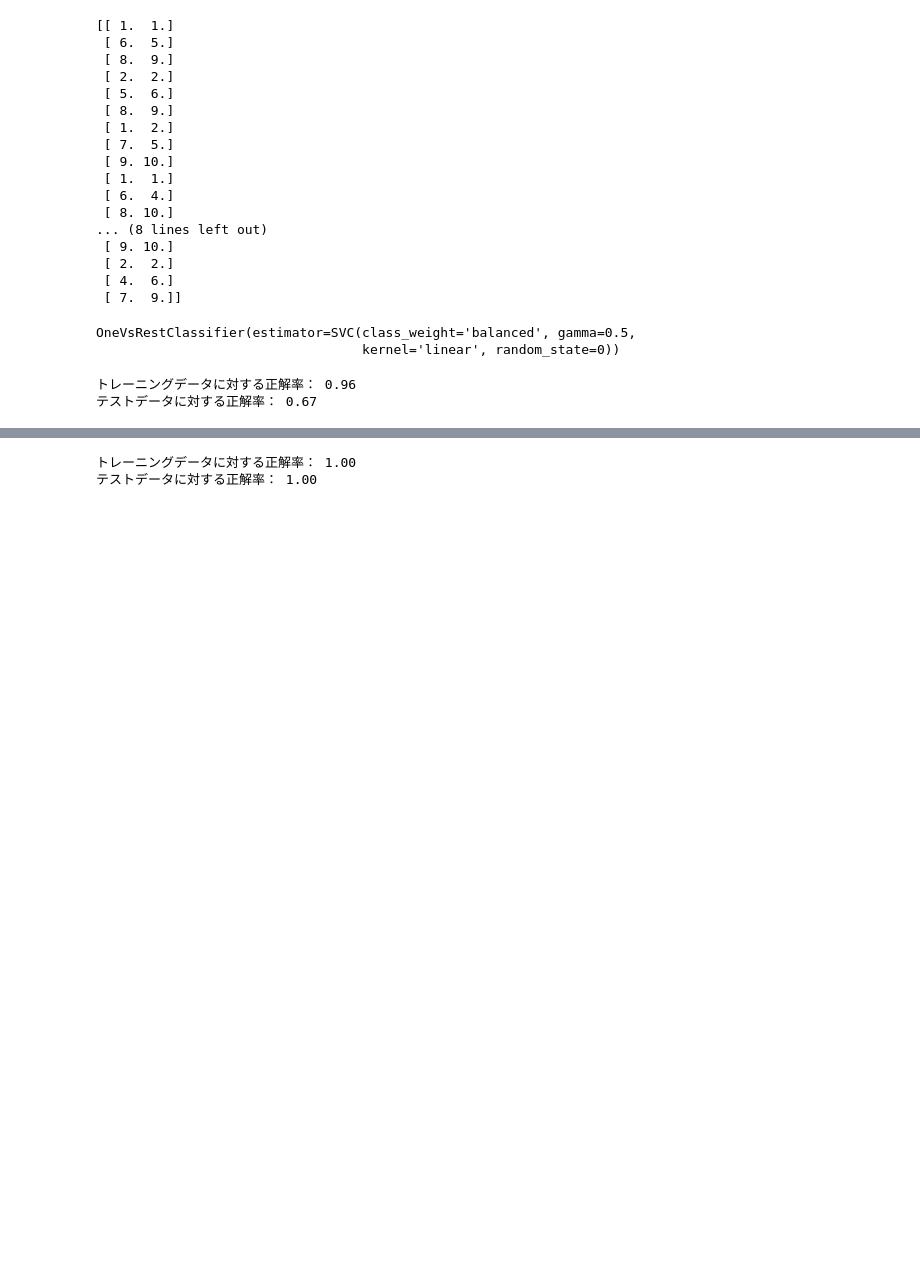
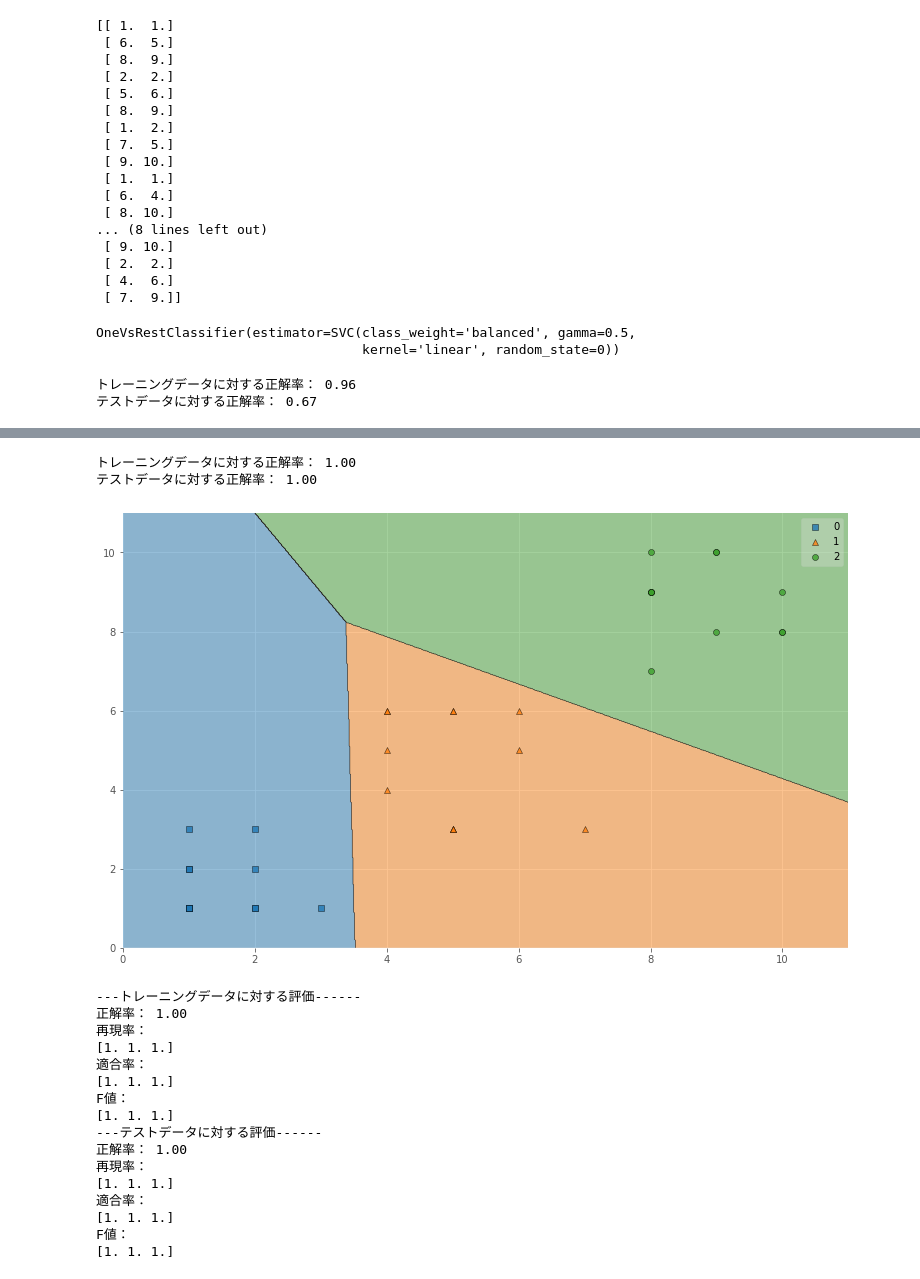
Before and after one commit to assbee0/NPC, a Jupyter notebook: Python/SVM/SVM.ipynb, the cells around one changed output, grey strips where cells are left out. Saved outputs shown, nothing was run; the diff lists cells and outputs as text; code cells hidden in the pictures; blank space fills up the shorter version.

```diff
--- a/Python/SVM/SVM.ipynb
+++ b/Python/SVM/SVM.ipynb
@@ -176,30 +238,108 @@ print('トレーニングデータに対する正解率： %.2f' % accuracy_trai
 #pred_test = model.predict(X_test_std)
 pred_test = model.predict(X_test)
 accuracy_test = accuracy_score(y_test, pred_test)
 print('テストデータに対する正解率： %.2f' % accuracy_test)
 
 """
 #分類結果を図示する
 import matplotlib.pyplot as plt
 from mlxtend.plotting import plot_decision_regions
 plt.style.use('ggplot')
 
 X_combined_std = np.vstack((X_train_std, X_test_std))
 y_combined = np.hstack((y_train, y_test))
 
 fig = plt.figure(figsize=(13,8))
 plot_decision_regions(X_combined_std, y_combined, clf=model,  res=0.02)
 plt.show()
 """
 
+#分類結果を図示する
+import matplotlib.pyplot as plt
+from mlxtend.plotting import plot_decision_regions
+plt.style.use('ggplot')
+
+#X_combined_std = np.vstack((X_train_std, X_test_std))
+X_combined = np.vstack((X_train, X_test))
+y_combined = np.hstack((y_train, y_test))
+
+fig = plt.figure(figsize=(13,8))
+# 要修正
+plot_decision_regions(X_combined, y_combined, clf=model,  res=0.02)
+plt.show()
+
+
 # 書き出し
 import os
 path_w = './../../Assets/SVM/Parameters'
 
 np.savetxt(os.path.join(path_w, 'V_coef.txt'), model.coef_, fmt='%0.18f')
 np.savetxt(os.path.join(path_w, 'V_intercept.txt'), model.intercept_, fmt='%0.18f')
 #np.savetxt(os.path.join(path_w, 'V_supportVector.txt'), model.support_vectors_, fmt='%0.18f')
 #np.savetxt(os.path.join(path_w, 'V_dualCoef.txt'), model.dual_coef_, fmt='%0.18f')
+
+train = y_train
+pred = pred_train
+name = [0,1,2]
+
+print("---トレーニングデータに対する評価------")
+from sklearn.metrics import confusion_matrix
+val_mat = confusion_matrix(train, pred, labels=name)
+from sklearn.metrics import accuracy_score
+acc_score = accuracy_score(train, pred)
+print("正解率： %.2f" % acc_score)
+from sklearn.metrics import recall_score
+rec_score = recall_score(train, pred, average=None)
+print("再現率：")
+print(rec_score)
+from sklearn.metrics import precision_score
+pre_score = precision_score(train, pred, average=None)
+print("適合率：")
+print(pre_score)
+from sklearn.metrics import f1_score
+f1_score = f1_score(train, pred, average=None)
+print("F値：")
+print(f1_score)
+
+train = y_test
+pred = pred_test
+name = [0,1,2]
+
+print("---テストデータに対する評価------")
+from sklearn.metrics import confusion_matrix
+val_mat = confusion_matrix(train, pred, labels=name)
+from sklearn.metrics import accuracy_score
+acc_score = accuracy_score(train, pred)
+print("正解率： %.2f" % acc_score)
+from sklearn.metrics import recall_score
+rec_score = recall_score(train, pred, average=None)
+print("再現率：")
+print(rec_score)
+from sklearn.metrics import precision_score
+pre_score = precision_score(train, pred, average=None)
+print("適合率：")
+print(pre_score)
+from sklearn.metrics import f1_score
+f1_score = f1_score(train, pred, average=None)
+print("F値：")
+print(f1_score)
 # %% [output]
 トレーニングデータに対する正解率： 1.00
 テストデータに対する正解率： 1.00
+[figure, added]
+---トレーニングデータに対する評価------
+正解率： 1.00
+再現率：
+[1. 1. 1.]
+適合率：
+[1. 1. 1.]
+F値：
+[1. 1. 1.]
+---テストデータに対する評価------
+正解率： 1.00
+再現率：
+[1. 1. 1.]
+適合率：
+[1. 1. 1.]
+F値：
+[1. 1. 1.]
```
Also changed, not shown: parts of 2 cells of this notebook.
